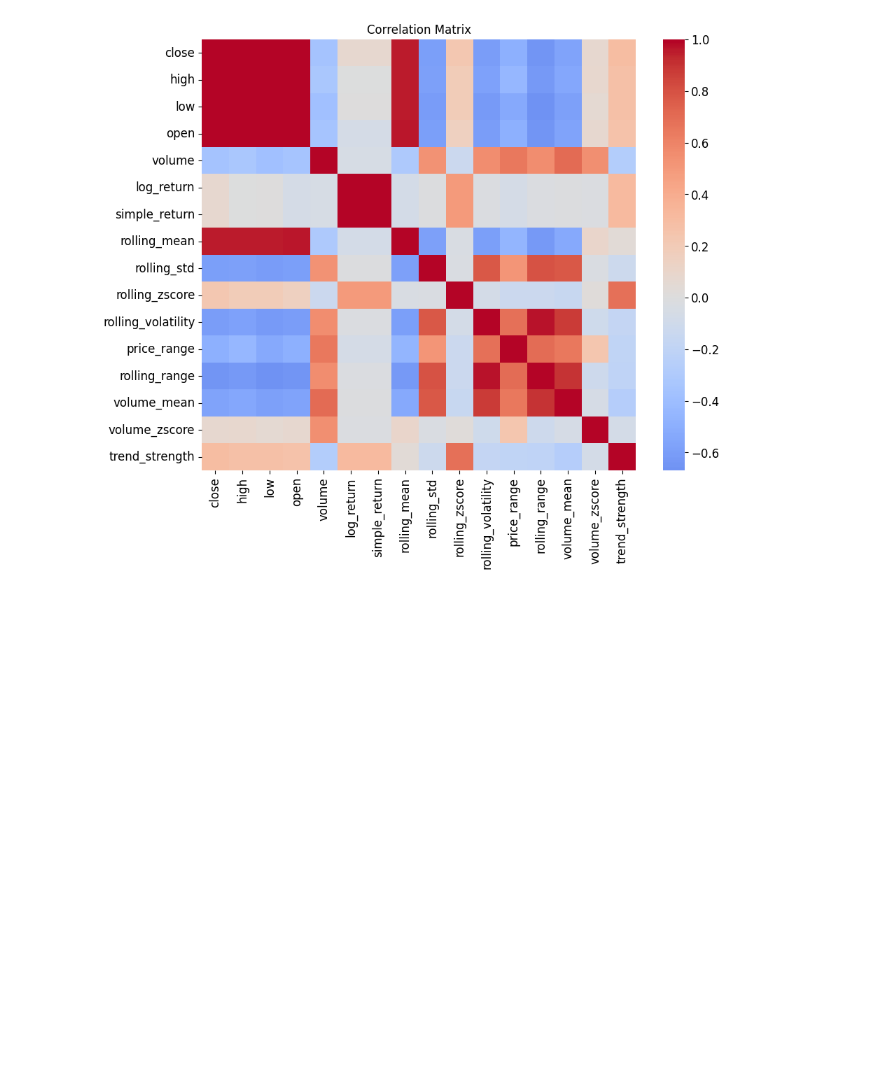
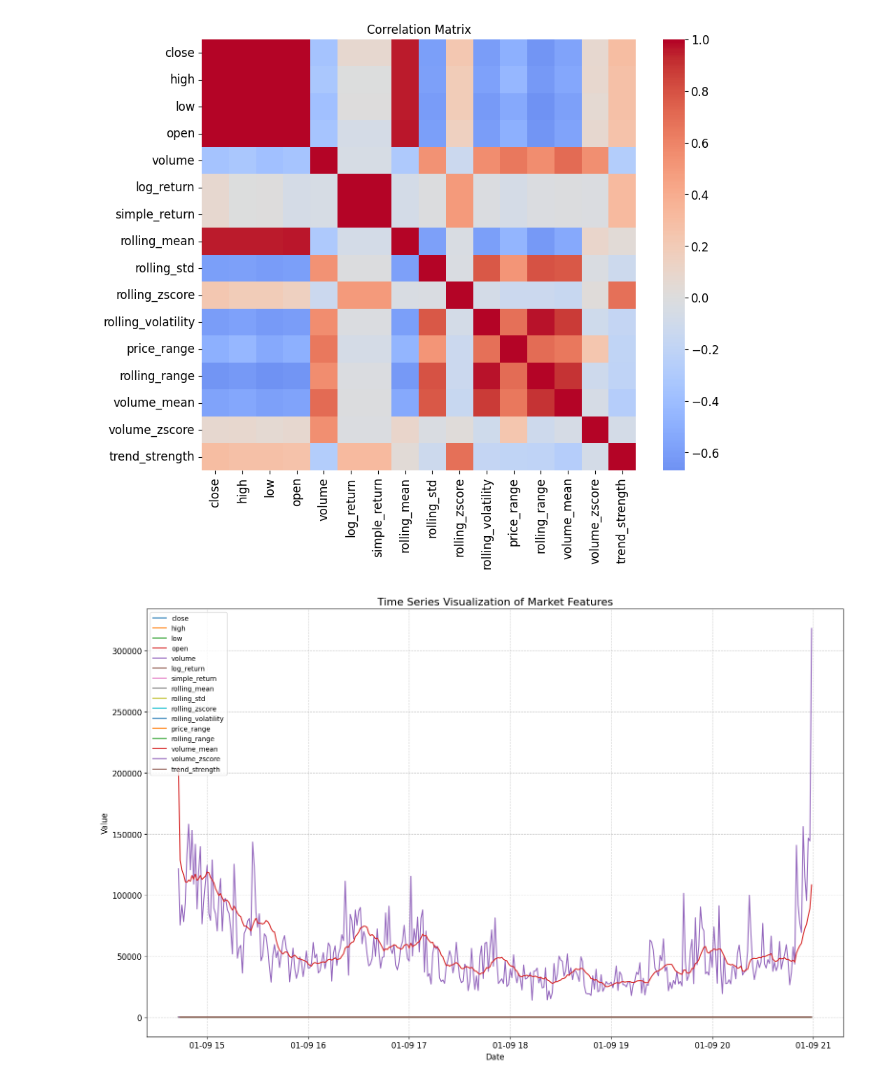
Before and after one commit to regional-specter/Trading-Bot-Algo, a Jupyter notebook: layers/timeseries_market_trends.ipynb, the cells around one changed output. Drawn from its saved outputs; the diff is of its cells as text; code cells hidden in the pictures; blank space fills up the shorter version.

```diff
--- a/layers/timeseries_market_trends.ipynb
+++ b/layers/timeseries_market_trends.ipynb
@@ -115,3 +123,31 @@ plt.title("Correlation Matrix")
 plt.show()
 # %% [output]
 [figure]
+# %%
+# Assuming market_data_df is your DataFrame and it's already loaded.
+# For example:
+# market_data_df = pd.read_parquet('path/to/market_features.parquet')
+
+# It's good practice to work with a copy if you don't want to modify the original DataFrame
+# Set 'datetime' as the index for easy time series plotting
+df_for_plotting = market_data_df.set_index('datetime').copy()
+
+# Identify columns to plot (all columns except 'datetime', which is now the index)
+# All other columns are assumed to be numeric based on previous context
+columns_to_plot = [col for col in df_for_plotting.columns]
+
+# Create the plot
+plt.figure(figsize=(18, 10)) # Adjust figure size as needed for better readability
+
+for column in columns_to_plot:
+    plt.plot(df_for_plotting.index, df_for_plotting[column], label=column)
+
+plt.title('Time Series Visualization of Market Features', fontsize=16)
+plt.xlabel('Date', fontsize=12)
+plt.ylabel('Value', fontsize=12)
+plt.legend(loc='upper left', fontsize=10) # Place legend outside to prevent overlap
+plt.grid(True, linestyle='--', alpha=0.6)
+plt.tight_layout(rect=[0, 0, 0.88, 1]) # Adjust layout to make space for the legend
+plt.show()
+# %% [output]
+[figure, added]
```
Also changed, not shown: parts of 1 cell of this notebook.
